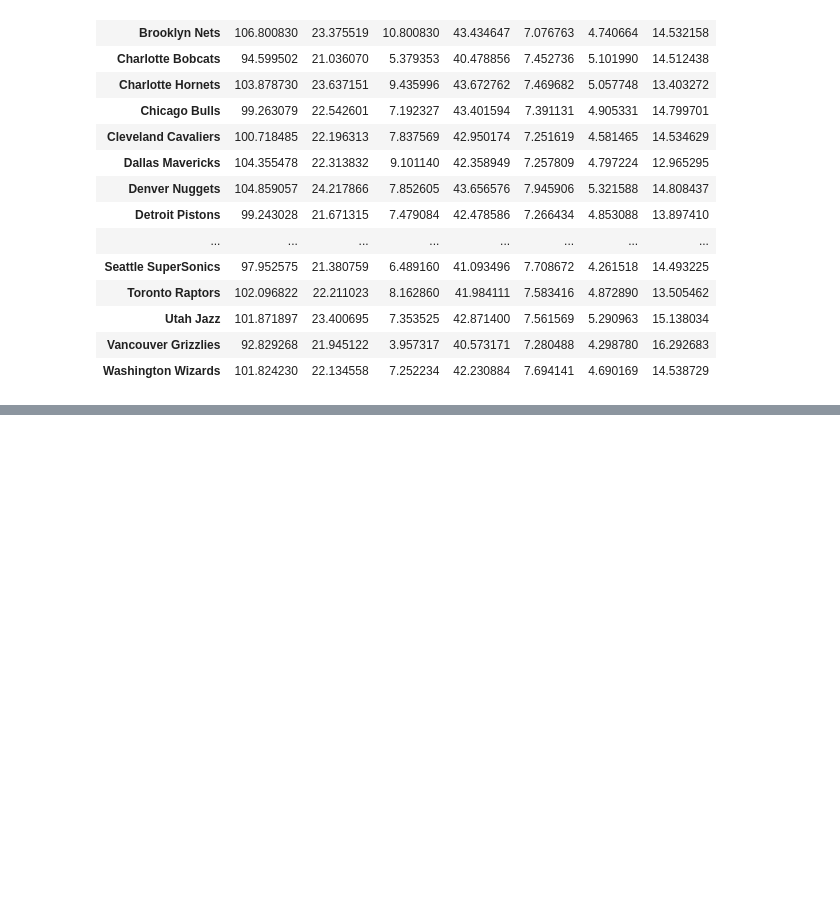
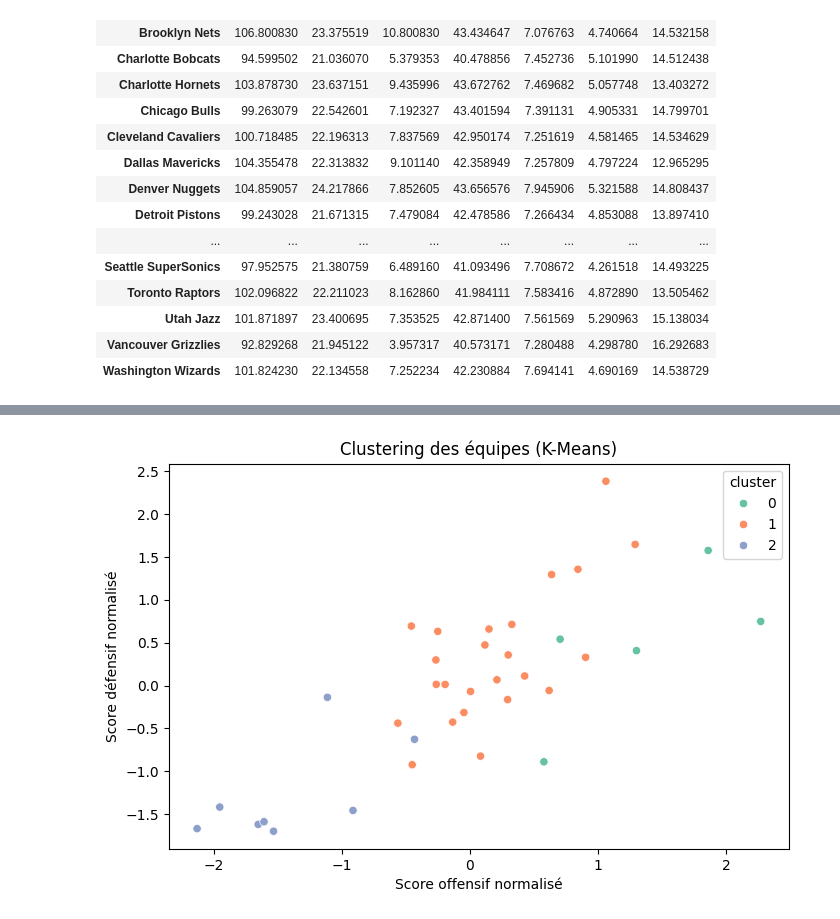
Before and after one commit to othmanedq/ml-project, a Jupyter notebook: MLTeams/notebooks/Modele.ipynb, the cells around one changed output, grey strips where cells are left out. Saved outputs shown, nothing was run; the diff lists cells and outputs as text; code cells hidden in the pictures; blank space fills up the shorter version.

```diff
--- a/MLTeams/notebooks/Modele.ipynb
+++ b/MLTeams/notebooks/Modele.ipynb
@@ -177,0 +255,28 @@ plt.show()
+# %%
+from sklearn.preprocessing import StandardScaler
+from sklearn.cluster import KMeans
+
+# Sélection des features pour le clustering
+features = ["PTS", "AST", "FG3M", "REB", "STL", "BLK", "TOV"]
+X = team_stats[features]
+
+# Standardisation
+scaler = StandardScaler()
+X_scaled = scaler.fit_transform(X)
+
+# Clustering (ex: 3 clusters)
+kmeans = KMeans(n_clusters=3, random_state=42)
+team_stats["cluster"] = kmeans.fit_predict(X_scaled)
+
+# Visualisation des clusters
+import seaborn as sns
+import matplotlib.pyplot as plt
+
+plt.figure(figsize=(8,5))
+sns.scatterplot(x=team_stats["off_score_norm"], y=team_stats["def_score_norm"], hue=team_stats["cluster"], palette="Set2")
+plt.title("Clustering des équipes (K-Means)")
+plt.xlabel("Score offensif normalisé")
+plt.ylabel("Score défensif normalisé")
+plt.show()
+# %% [output]
+[figure, added]
```
Also changed, not shown: parts of 49 cells of this notebook, 2 other files.
